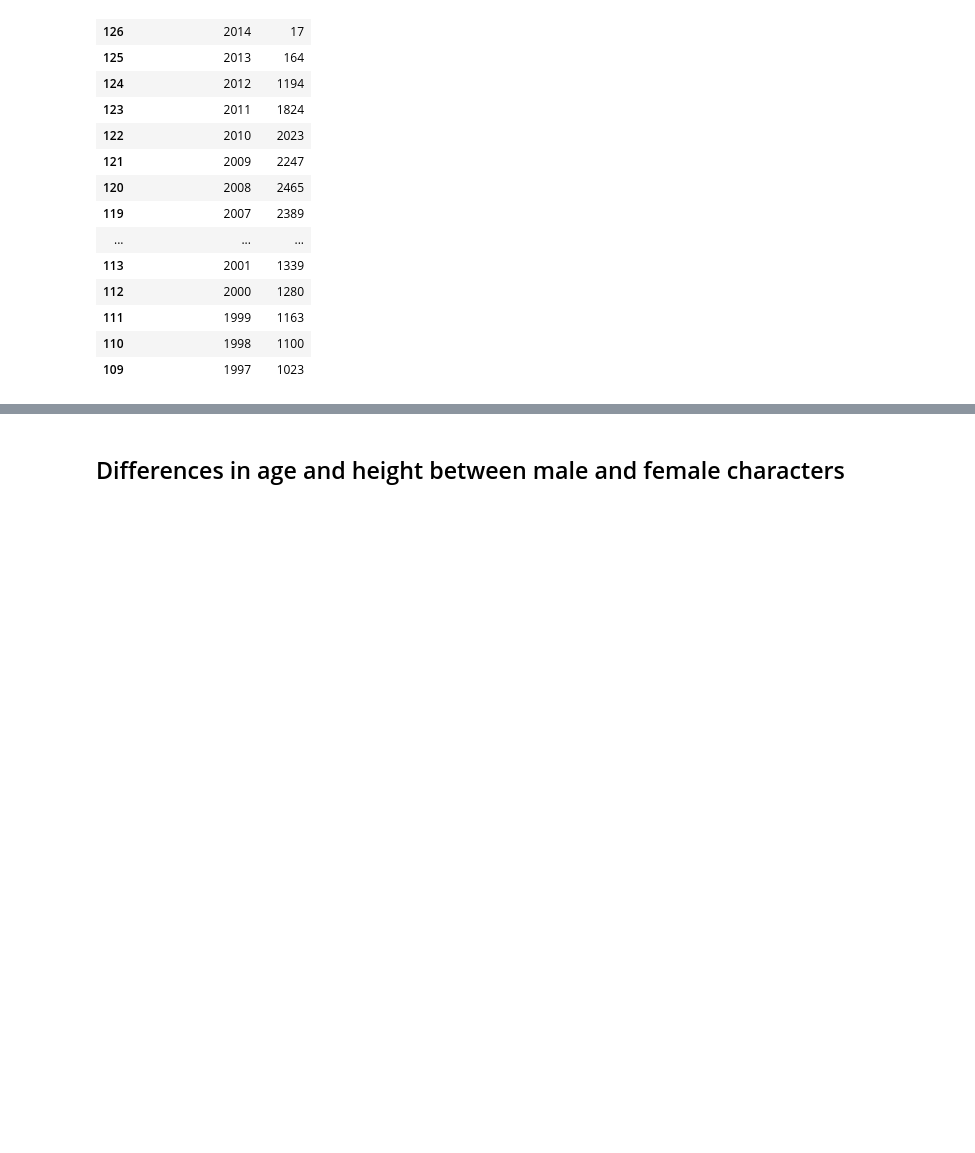
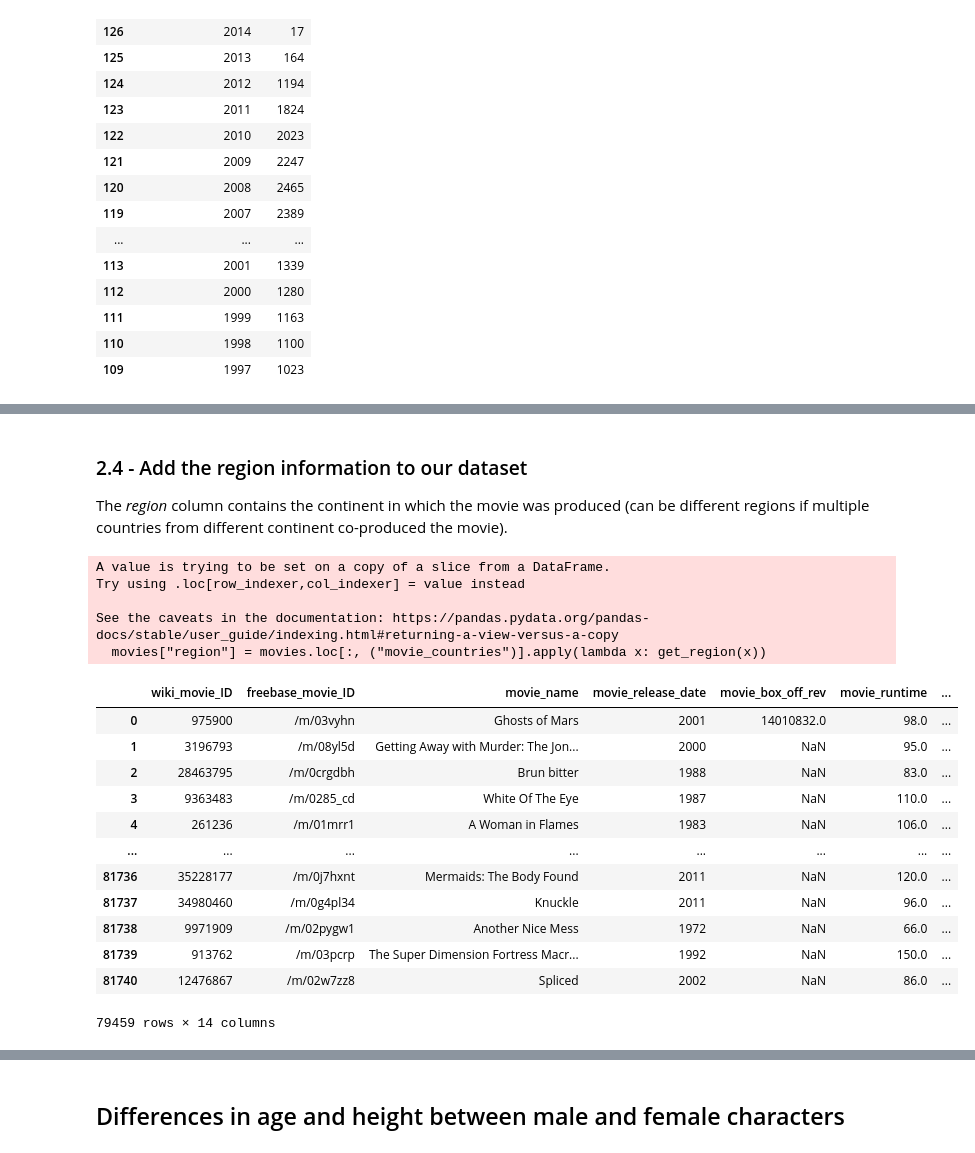
Before and after one commit to epfl-ada/ada-2022-project-armada, a Jupyter notebook: P2.ipynb, the cells around one changed output, grey strips where cells are left out. Drawn from its saved outputs; the diff is of its cells as text; code cells hidden in the pictures; blank space fills up the shorter version.

```diff
--- a/P2.ipynb
+++ b/P2.ipynb
@@ -265,0 +403,39 @@ According to the following graph made with IMDB dataset, the behavior of the num
+# %% [markdown]
+### 2.4 - Add the region information to our dataset
+
+The *region* column contains the continent in which the movie was produced (can be different regions if multiple countries from different continent co-produced the movie).
+# %%
+# Add region column
+# For each country in movies.movie_countries, get the region (remove region duplicates)
+def get_region(country_lst):
+    output = []
+    for country in country_lst:
+        try:
+            output.append(df_countries.loc[df_countries["country"] == country]["region"].values[0])
+        except:
+            raise KeyError(f"{country} not found in the reference list")
+
+    #remove duplicates
+    return list(set(output))
+
+movies["region"] = movies.loc[:, ("movie_countries")].apply(lambda x: get_region(x))
+movies
+# %% [output]
+A value is trying to be set on a copy of a slice from a DataFrame.
+Try using .loc[row_indexer,col_indexer] = value instead
+
+See the caveats in the documentation: https://pandas.pydata.org/pandas-docs/stable/user_guide/indexing.html#returning-a-view-versus-a-copy
+  movies["region"] = movies.loc[:, ("movie_countries")].apply(lambda x: get_region(x))
+|  | wiki_movie_ID | freebase_movie_ID | movie_name | movie_release_date | movie_box_off_rev | movie_runtime | ... |
+| 0 | 975900 | /m/03vyhn | Ghosts of Mars | 2001 | 14010832.0 | 98.0 | ... |
+| 1 | 3196793 | /m/08yl5d | Getting Away with Murder: The Jon... | 2000 | NaN | 95.0 | ... |
+| 2 | 28463795 | /m/0crgdbh | Brun bitter | 1988 | NaN | 83.0 | ... |
+| 3 | 9363483 | /m/0285_cd | White Of The Eye | 1987 | NaN | 110.0 | ... |
+| 4 | 261236 | /m/01mrr1 | A Woman in Flames | 1983 | NaN | 106.0 | ... |
+| ... | ... | ... | ... | ... | ... | ... | ... |
+| 81736 | 35228177 | /m/0j7hxnt | Mermaids: The Body Found | 2011 | NaN | 120.0 | ... |
+| 81737 | 34980460 | /m/0g4pl34 | Knuckle | 2011 | NaN | 96.0 | ... |
+| 81738 | 9971909 | /m/02pygw1 | Another Nice Mess | 1972 | NaN | 66.0 | ... |
+| 81739 | 913762 | /m/03pcrp | The Super Dimension Fortress Macr... | 1992 | NaN | 150.0 | ... |
+| 81740 | 12476867 | /m/02w7zz8 | Spliced | 2002 | NaN | 86.0 | ... |
+79459 rows × 14 columns
```
Also changed, not shown: parts of 32 cells of this notebook.
